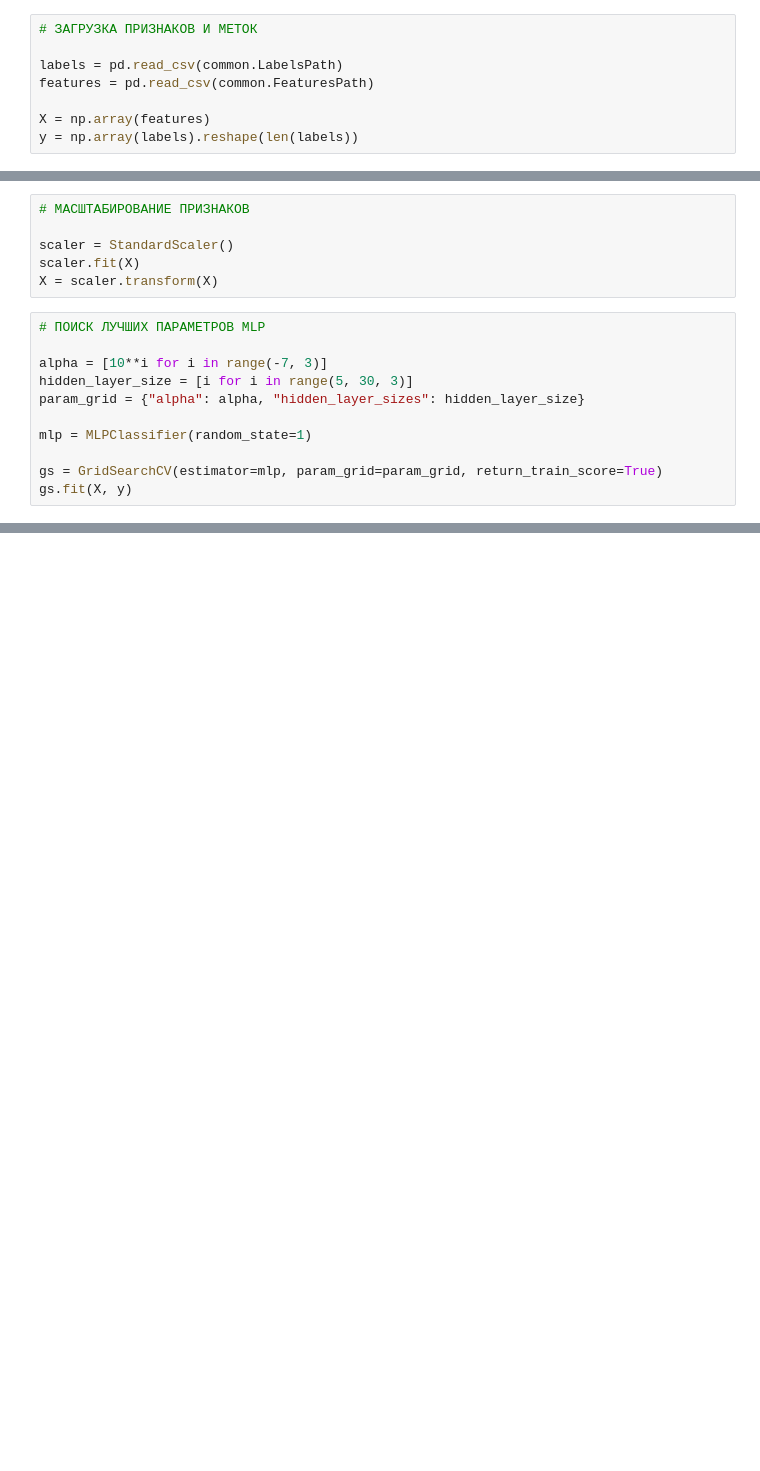
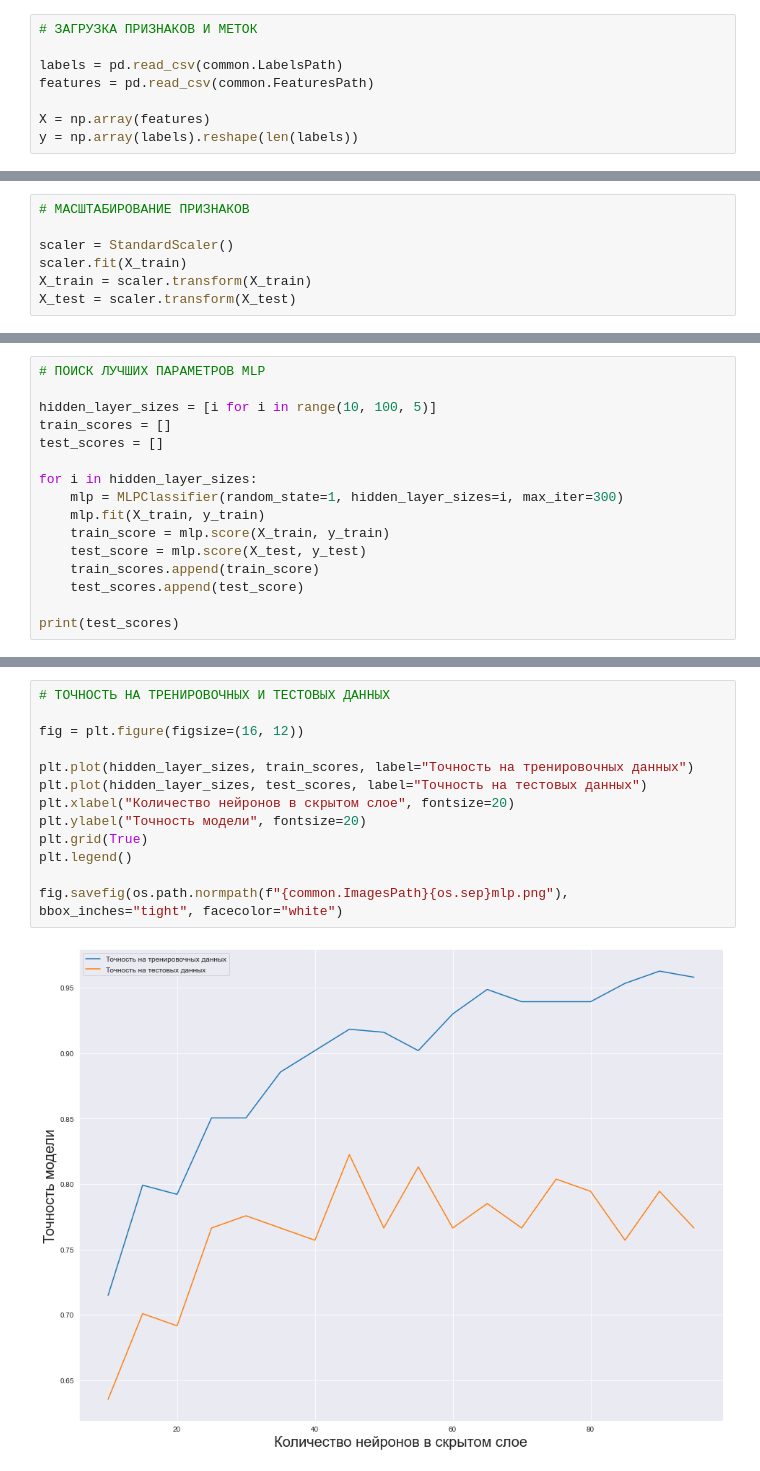
Before and after one commit to DmitryXronos/emotion-recognition, a Jupyter notebook: Code/MLP.ipynb, the cells around one changed output, grey strips where cells are left out. Saved outputs shown, nothing was run; the diff lists cells and outputs as text; blank space fills up the shorter version.

```diff
--- a/Code/MLP.ipynb
+++ b/Code/MLP.ipynb
@@ -24,16 +29,6 @@ y = np.array(labels).reshape(len(labels))
 # МАСШТАБИРОВАНИЕ ПРИЗНАКОВ
 
 scaler = StandardScaler()
-scaler.fit(X)
-X = scaler.transform(X)
+scaler.fit(X_train)
+X_train = scaler.transform(X_train)
+X_test = scaler.transform(X_test)
-# %%
-# ПОИСК ЛУЧШИХ ПАРАМЕТРОВ MLP
-
-alpha = [10**i for i in range(-7, 3)]
-hidden_layer_size = [i for i in range(5, 30, 3)]
-param_grid = {"alpha": alpha, "hidden_layer_sizes": hidden_layer_size}
-
-mlp = MLPClassifier(random_state=1)
-
-gs = GridSearchCV(estimator=mlp, param_grid=param_grid, return_train_score=True)
-gs.fit(X, y)
@@ -75,0 +35,16 @@ plt.show()
+# %%
+# ПОИСК ЛУЧШИХ ПАРАМЕТРОВ MLP
+
+hidden_layer_sizes = [i for i in range(10, 100, 5)]
+train_scores = []
+test_scores = []
+
+for i in hidden_layer_sizes:
+    mlp = MLPClassifier(random_state=1, hidden_layer_sizes=i, max_iter=300)
+    mlp.fit(X_train, y_train)
+    train_score = mlp.score(X_train, y_train)
+    test_score = mlp.score(X_test, y_test)
+    train_scores.append(train_score)
+    test_scores.append(test_score)
+
+print(test_scores)
@@ -75,0 +53,15 @@ plt.show()
+# %%
+# ТОЧНОСТЬ НА ТРЕНИРОВОЧНЫХ И ТЕСТОВЫХ ДАННЫХ
+
+fig = plt.figure(figsize=(16, 12))
+
+plt.plot(hidden_layer_sizes, train_scores, label="Точность на тренировочных данных")
+plt.plot(hidden_layer_sizes, test_scores, label="Точность на тестовых данных")
+plt.xlabel("Количество нейронов в скрытом слое", fontsize=20)
+plt.ylabel("Точность модели", fontsize=20)
+plt.grid(True)
+plt.legend()
+
+fig.savefig(os.path.normpath(f"{common.ImagesPath}{os.sep}mlp.png"), bbox_inches="tight", facecolor="white")
+# %% [output]
+[figure, added]
```
Also changed, not shown: parts of 6 cells of this notebook, 1 other file.
